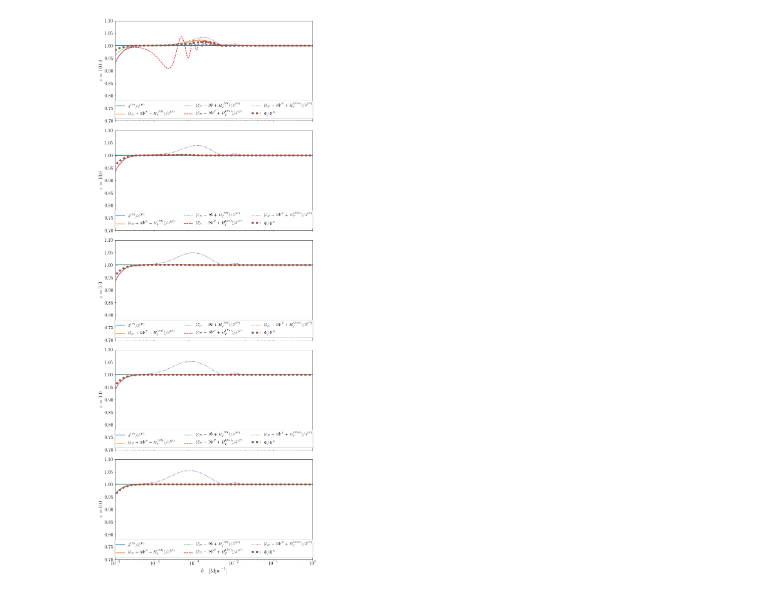
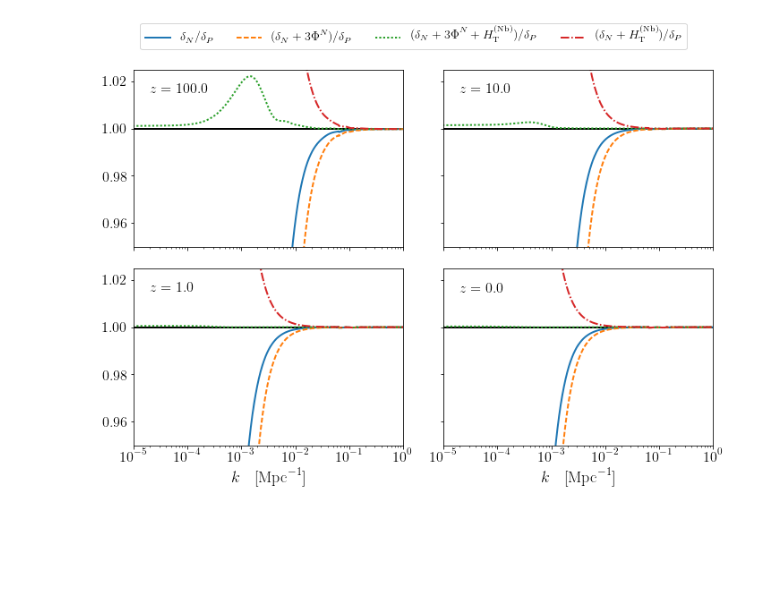
Before and after one commit to ThomasTram/CLASSmods, a Jupyter notebook: WeakFieldPlots.ipynb, the cells around one changed output. Saved outputs shown, nothing was run; the diff lists cells and outputs as text; code cells hidden in the pictures; blank space fills up the shorter version.

```diff
--- a/WeakFieldPlots.ipynb
+++ b/WeakFieldPlots.ipynb
@@ -24,8 +24,9 @@ plt.rcParams['font.serif'] = "cm"
 plt.rcParams['text.latex.preamble'] = "\usepackage{subdepth}, \usepackage{type1cm}"
 # %%
 #z_pk = [200.0,100.0,75.0,50.0,10.0,5.0,0.0]
-z_pk = [100.0,10.0,5.0,3.0,1.0,0.5,0.0]
+z_pk = [300., 100.0,10.0,5.0,3.0,1.0,0.5,0.0]
 z_init = 300.
+kout = [1e-5]
 cosmo = Class()
 cosmo.set({'output':'mPk dTk vTk lTk',
            'z_pk':str(z_pk).strip('[]'),
@@ -33,11 +34,13 @@ cosmo.set({'output':'mPk dTk vTk lTk',
            'switch_radiation_source':1,
                   'switch_dr_source':1,
            'switch_gamma':1,
+#           'tight_coupling_approximation':0,
            'radiation_streaming_approximation':3,
            'ur_fluid_approximation':3,
            'l_max_g':200,
            'l_max_ur':200,
            'l_max_pol_g':200,
+           'k_output_values':str(kout).strip('[]'),
            'reio_parametrization':'reio_none',
            'k_per_decade_for_pk':100,
            'k_per_decade_for_bao':200,
@@ -46,12 +49,14 @@ cosmo.set({'output':'mPk dTk vTk lTk',
            'evolver':0,
            'tol_perturb_integration':0.000001,
            'tol_background_integration':1e-8,
-           'back_integration_stepsize':1e-3,
+           'back_integration_stepsize':1e-4,
            'perturb_sampling_stepsize':0.01,
            'tol_thermo_integration':1e-5,
            'Omega_cdm':0.24*1+1e-6,
-                  'start_sources_at_tau_c_over_tau_h':0.004,
-                  'start_small_k_at_tau_c_over_tau_h':0.000015
+#                  'start_sources_at_tau_c_over_tau_h':0.004,
+#                  'start_small_k_at_tau_c_over_tau_h':0.000015,
+#           'tight_coupling_trigger_tau_c_over_tau_h':0.00015
+#           'N_ur':0.00001, 'YHe':0.25
             })
 #for key, val in cosmo.pars.iteritems():
 #    print key,' = ',val
@@ -271,10 +331,11 @@ for iz, z in enumerate(zvec):
     Phi_N = -3./(2.*k**2)*a*a*(rho_cdm+rho_b)*delta_N
 
     #phi = -3./(2.*k**2)*a*a*(tk['d_tot']*(rho_cdm+rho_b)-2*Hubble(a)*Hubble_prime(a)*tk['t_tot']/k/k)
-    phi = -3./(2.*k**2)*a*a*(tk['d_tot']*(Hubble(a)**2-rho_lambda)-2*Hubble(a)*Hubble_prime(a)*tk['t_tot']/k/k)
+    #phi = -3./(2.*k**2)*a*a*(tk['d_tot']*(Hubble(a)**2-rho_lambda)-2*Hubble(a)*Hubble_prime(a)*tk['t_tot']/k/k)
 
-    print Hubble(a)**2,phi[100]/Phi_N[100]
-    print (rho_cdm+rho_b),delta_N[100],tk['d_tot'][100]
+    phi = tk['phi']
+    #print Hubble(a)**2,phi[100]/Phi_N[100]
+    #print (rho_cdm+rho_b),delta_N[100],tk['d_tot'][100]
 
     delta_P = (rho_cdm*tk['d_cdm']+rho_b*tk['d_b'])/(rho_cdm+rho_b)
 
@@ -318,7 +455,8 @@ print bg.keys()
 # %%
 zvec = z_pk
-zvec = [100.0,10.0,3.0,1.0,0.0]
-f, axes = plt.subplots(len(zvec),1,figsize=(10,25),sharex=True,sharey=True)
+zvec = [100.0,10.0,1.0,0.0]
+
+f, axes = plt.subplots(len(zvec)//2,len(zvec)//2,figsize=(10,7),sharex=True,sharey=True)
 tk0 = cosmo.get_transfer(0.)
 bg = cosmo.get_background()
 D = interpolate.UnivariateSpline(1./(1+bg['z']),bg['grow']/bg['grow'][-1],s=0)
@@ -329,52 +467,58 @@ Hubble_prime = interpolate.UnivariateSpline(1./(1+bg['z']),bg['H_prime'],s=0,k=1
 
 CHT_grow0 = tk0['delta_Nb']
 CHT_decay0 = tk0['theta_Nb']
 
+flatax = axes.flatten()
 for iz, z in enumerate(zvec):
+    ax = flatax[iz]
     a = 1./(1.+z)
     tk = cosmo.get_transfer(z)
     k = tk['k (h/Mpc)']*cosmo.h()
     CHT_grow = tk['delta_Nb']
     CHT_decay = tk['theta_Nb']
     H_T_nb = tk['L_prime']
     L = tk['L']
     H_T_nm = H_T_nb - k*L
     H_T_bs = H_T_nb + (CHT_grow-CHT_grow0)*grow_interp_z(z)+(CHT_decay - CHT_decay0)*decay_interp_z(z)
 
     #delta_N = tk['delta_N']
     delta_N = (tk0['delta_N']-k*tk0['L'])*D(a)
     rho_cdm = rho_cdm_interp_z(z)
     rho_b = rho_b_interp_z(z)
-    rho_g = rho_g_interp_z(z)
-    rho_ur = rho_ur_interp_z(z)
     rho_lambda = rho_lambda_interp_z(z)
     Phi_N = -3./(2.*k**2)*a*a*(rho_cdm+rho_b)*delta_N
 
-    phi = -3./(2.*k**2)*a*a*(tk['d_tot']*(rho_cdm+rho_b+rho_g+rho_ur)-2*Hubble(a)*Hubble_prime(a)*tk['t_tot']/k/k)
-    #phi = -3./(2.*k**2)*a*a*(tk['d_tot']*(Hubble(a)**2-rho_lambda)-2*Hubble(a)*Hubble_prime(a)*tk['t_tot']/k/k)
-
-    #print Hubble(a)**2,phi[100]/Phi_N[100]
-    #print (rho_cdm+rho_b),delta_N[100],tk['d_tot'][100]
+    #phi = -3./(2.*k**2)*a*a*(tk['d_tot']*(rho_cdm+rho_b)-2*Hubble(a)*Hubble_prime(a)*tk['t_tot']/k/k)
+    phi = -3./(2.*k**2)*a*a*(tk['d_tot']*(Hubble(a)**2-rho_lambda)-2*Hubble(a)*Hubble_prime(a)*tk['t_tot']/k/k)
 
     delta_P = (rho_cdm*tk['d_cdm']+rho_b*tk['d_b'])/(rho_cdm+rho_b)
 
-    axes[iz].semilogx(k,delta_P/delta_P,label=r'$\delta^{(P)}/\delta^{(P)}$')
-    axes[iz].semilogx(k,(delta_N+3*Phi_N+H_T_nb)/delta_P,label=r'$(\delta_N + 3\Phi^N + H_T^{(Nb)})/\delta^{(P)}$',ls='-')
-    axes[iz].semilogx(k,(delta_N+3*phi+H_T_nb)/delta_P,label=r'$(\delta_N + 3\Phi + H_T^{(Nb)})/\delta^{(P)}$',ls=':')
-    axes[iz].semilogx(k,(delta_N+3*Phi_N+H_T_bs)/delta_P,label=r'$(\delta_N + 3\Phi^N + H_T^{(Bs)})/\delta^{(P)}$',ls='--')
-    axes[iz].semilogx(k,(delta_N+3*Phi_N+H_T_nm)/delta_P,label=r'$(\delta_N + 3\Phi^N + H_T^{(Nm)})/\delta^{(P)}$',ls=':')
-    axes[iz].semilogx(k,phi/Phi_N,label=r'$\Phi/\Phi^N$',ls=':',lw=6)
+    ax.axhline(1.0,color='k')
+    #axes[iz].semilogx(k,delta_P/delta_P,label=r'$\delta^{(P)}/\delta^{(P)}$')
+    ax.semilogx(k,delta_N/delta_P,label=r'$\delta_N/\delta_P$')
+    ax.semilogx(k,(delta_N+3*Phi_N)/delta_P,label=r'$(\delta_N + 3\Phi^N)/\delta_P$',ls='--')
+    ax.semilogx(k,(delta_N+3*Phi_N+H_T_nb)/delta_P,label=r'$(\delta_N + 3\Phi^N + H_\mathrm{T}^\mathrm{(Nb)})/\delta_P$',ls=':')
+    ax.semilogx(k,(delta_N+H_T_nb)/delta_P,
+                      label=r'$(\delta_N + H_\mathrm{T}^\mathrm{(Nb)})/\delta_P$',ls='-.')
+    #axes[iz].semilogx(k,(delta_N+3*Phi_N+H_T_bs)/delta_P,label=r'$(\delta_N + 3\Phi^N + H_T^{(Bs)})/\delta^{(P)}$',ls='-')
+    #axes[iz].semilogx(k,phi/Phi_N,label=r'$\Phi/\Phi^N$',ls=':',lw=6)
 
-    axes[iz].legend(loc='lower center',ncol=3)
-    axes[iz].set_ylabel(r'$z='+str(z)+'$')
+    #ax.legend(loc='lower right')
+    #ax.set_ylabel(r'$z='+str(z)+'$')
+    ax.text(2e-5,1.015,r'$z='+str(z)+'$')
 
-axes[-1].set_xlabel(r'$k\quad[\mathrm{Mpc}^{-1}]$')
-axes[-1].set_xlim([1e-5,1.0])
-axes[-1].set_ylim([0.7,1.1])
+for ax in axes[-1,:]:
+    ax.set_xlabel(r'$k\quad[\mathrm{Mpc}^{-1}]$')
+    ax.set_xlim([1e-5,1.0])
+    ax.set_ylim([0.95,1.025])
 
+lgd = flatax[0].legend(loc='upper left',ncol=len(zvec), bbox_to_anchor=(0., 1.3))#, handletextpad=0.1)
 f.tight_layout()
-f.savefig('delta5.pdf')
+
+f.subplots_adjust(wspace=0.15)
+
+f.savefig('delta_final.pdf',bbox_extra_artists=(lgd,), bbox_inches='tight')
 # %% [output]
-[figure, old version]
+[figure, new version]
 # %%
 zvec = z_pk
```
Also changed, not shown: parts of 12 cells of this notebook, 3 other files.
